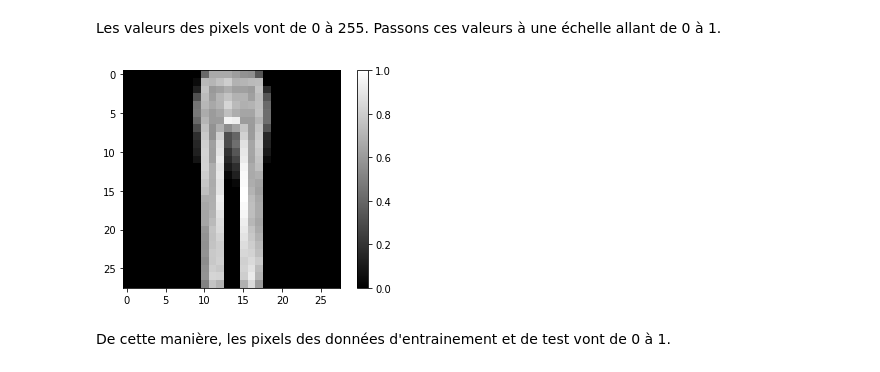
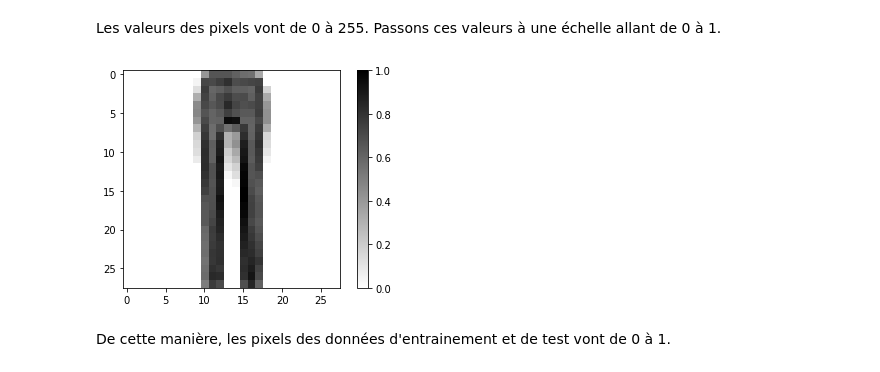
Before and after one commit to 0xSalim/classification_neural_networks, a Jupyter notebook: NeuralNet-Fashion.ipynb, the cells around one changed output. Saved outputs shown, nothing was run; the diff lists cells and outputs as text; code cells hidden in the pictures.

```diff
--- a/NeuralNet-Fashion.ipynb
+++ b/NeuralNet-Fashion.ipynb
@@ -83,11 +83,11 @@ x_train = x_train/255
 x_test = x_test/255
 # %%
 plt.figure()
-plt.imshow(x_train[69], cmap='gray')
+plt.imshow(x_train[69], cmap=plt.cm.binary)
 plt.colorbar()
 plt.grid(False)
 # %% [output]
-[figure, old version]
+[figure, new version]
 # %% [markdown]
 De cette manière, les pixels des données d'entrainement et de test vont de 0 à 1.
 # %% [markdown]
```
Also changed, not shown: parts of 14 cells of this notebook, 1 other file.
